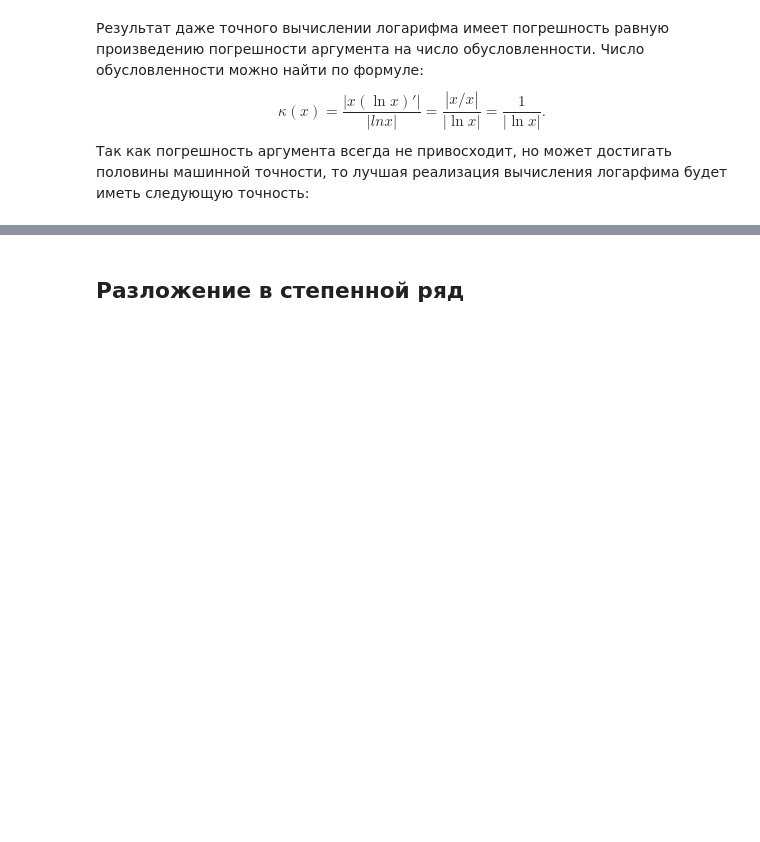
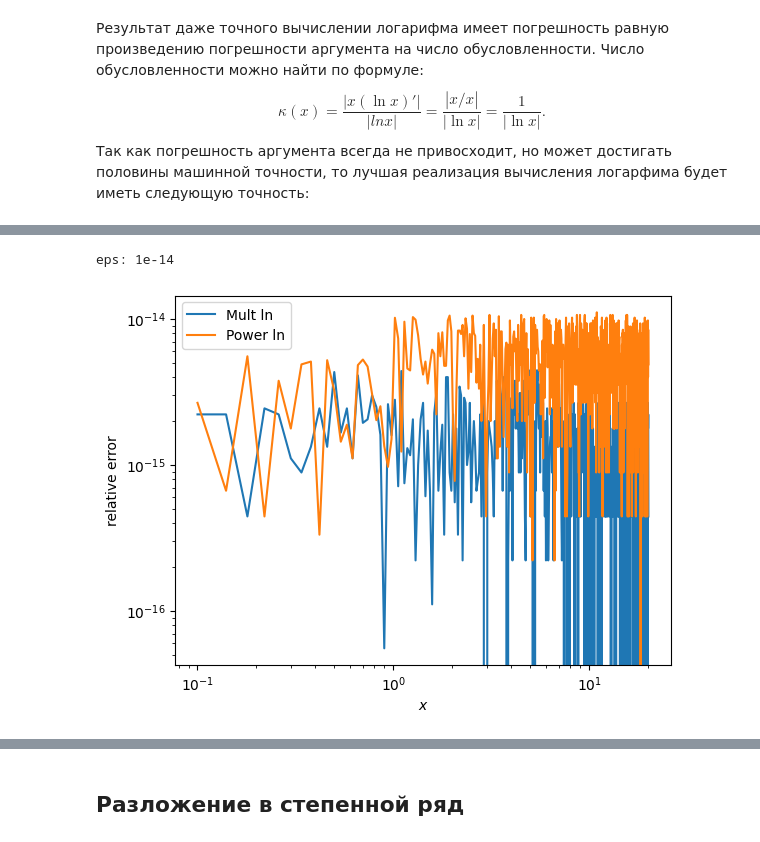
Before and after one commit to dyed-eye/numerical-methods, a Jupyter notebook: 3. Not_so_elementary_elementary_functions.ipynb, the cells around one changed output, grey strips where cells are left out. Drawn from its saved outputs; the diff is of its cells as text; code cells hidden in the pictures; blank space fills up the shorter version.

```diff
--- a/3. Not_so_elementary_elementary_functions.ipynb
+++ b/3. Not_so_elementary_elementary_functions.ipynb
@@ -83,0 +132,17 @@ plt.show()
+# %%
+def relative_error(x0,x):
+  return np.abs(x0-x)
+
+
+eps0=np.finfo(np.double).eps
+print('eps:',eps)
+
+plt.loglog(x,relative_error(y,y1), label='Mult ln')
+plt.loglog(x,relative_error(y,y2), label='Power ln')
+plt.xlabel('$x$')
+plt.ylabel('relative error')
+plt.legend()
+plt.show()
+# %% [output]
+eps: 1e-14
+[figure, added]
```
Also changed, not shown: parts of 16 cells of this notebook, 1 other file.
